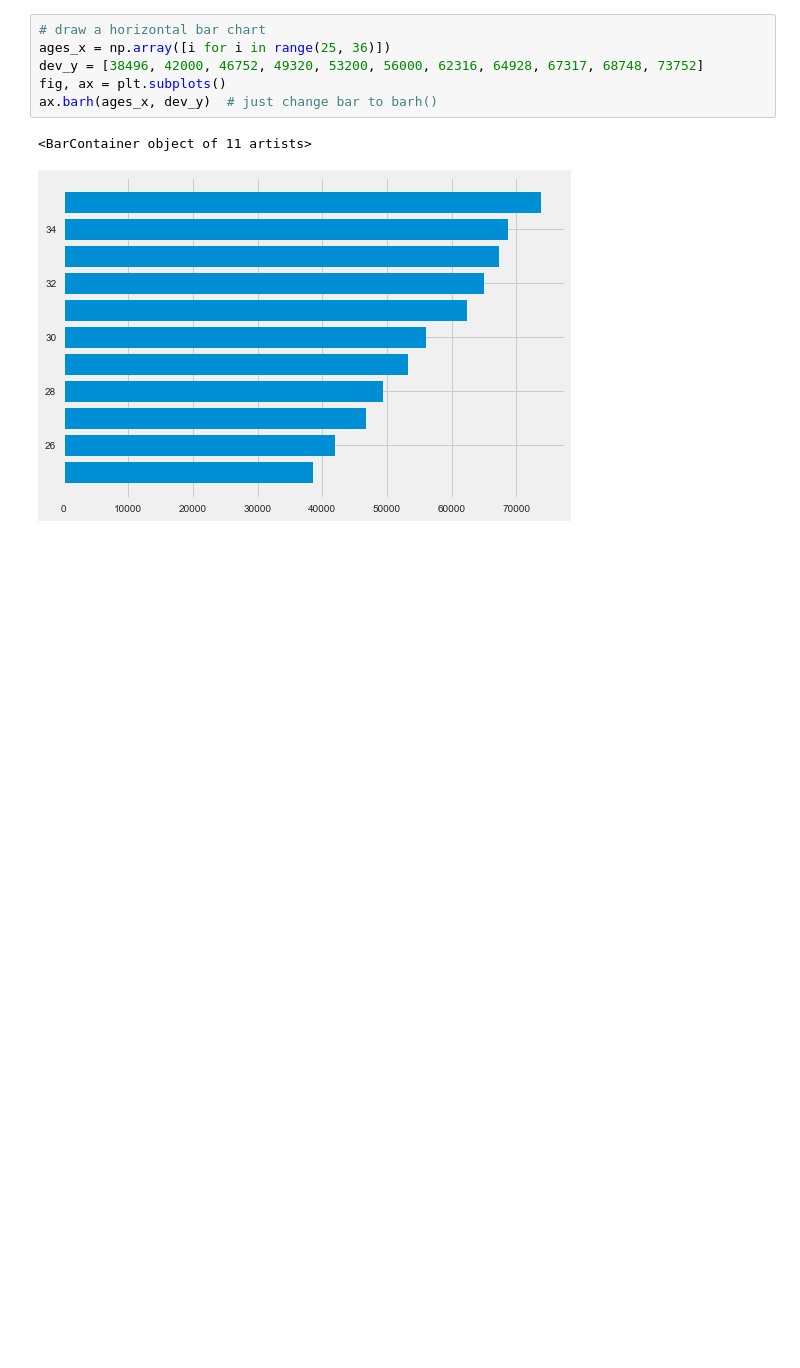
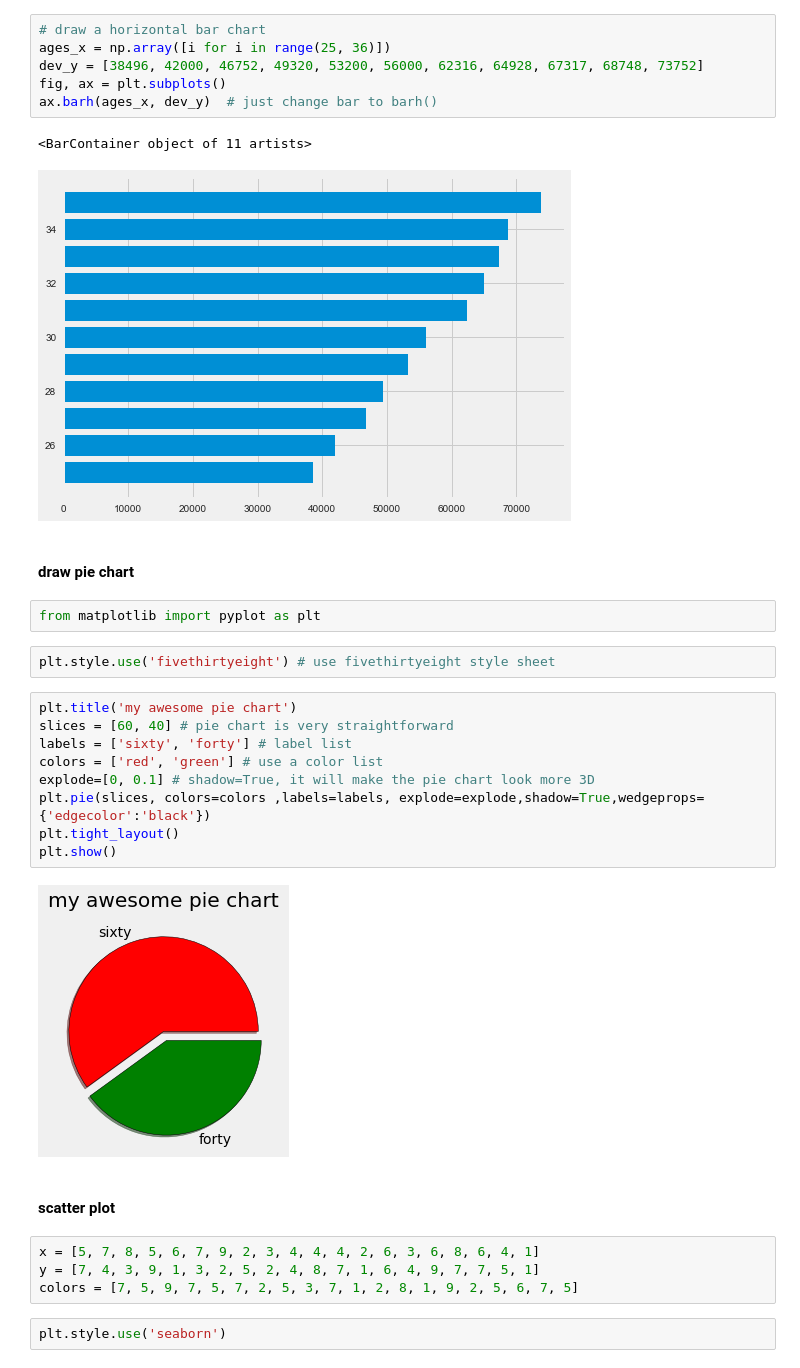
Before and after one commit to SoochowRobin/matplotlib_practice, a Jupyter notebook: matplotlib_practice.ipynb, the cells around one changed output. Cells and saved outputs as stored; diff of their text form; blank space fills up the shorter version.

Commit message:
learn how to draw figures by using matplotlib, scatter plot, time_series data, bar figures, pie chart

```diff
--- a/matplotlib_practice.ipynb
+++ b/matplotlib_practice.ipynb
@@ -63,3 +63,28 @@ ax.barh(ages_x, dev_y)  # just change bar to barh()
 # %% [output]
 <BarContainer object of 11 artists>
 [figure]
+# %% [markdown]
+#### draw pie chart
+# %%
+from matplotlib import pyplot as plt
+# %%
+plt.style.use('fivethirtyeight') # use fivethirtyeight style sheet
+# %%
+plt.title('my awesome pie chart')
+slices = [60, 40] # pie chart is very straightforward
+labels = ['sixty', 'forty'] # label list
+colors = ['red', 'green'] # use a color list
+explode=[0, 0.1] # shadow=True, it will make the pie chart look more 3D
+plt.pie(slices, colors=colors ,labels=labels, explode=explode,shadow=True,wedgeprops={'edgecolor':'black'})
+plt.tight_layout()
+plt.show()
+# %% [output]
+[figure, added]
+# %% [markdown]
+#### scatter plot
+# %%
+x = [5, 7, 8, 5, 6, 7, 9, 2, 3, 4, 4, 4, 2, 6, 3, 6, 8, 6, 4, 1]
+y = [7, 4, 3, 9, 1, 3, 2, 5, 2, 4, 8, 7, 1, 6, 4, 9, 7, 7, 5, 1]
+colors = [7, 5, 9, 7, 5, 7, 2, 5, 3, 7, 1, 2, 8, 1, 9, 2, 5, 6, 7, 5]
+# %%
+plt.style.use('seaborn')
```
Also changed, not shown: parts of 7 cells of this notebook.
